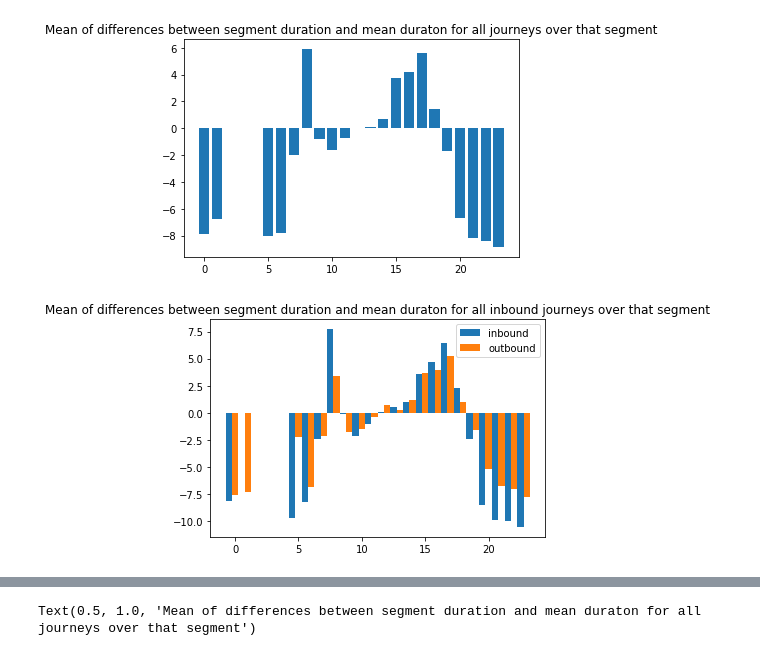
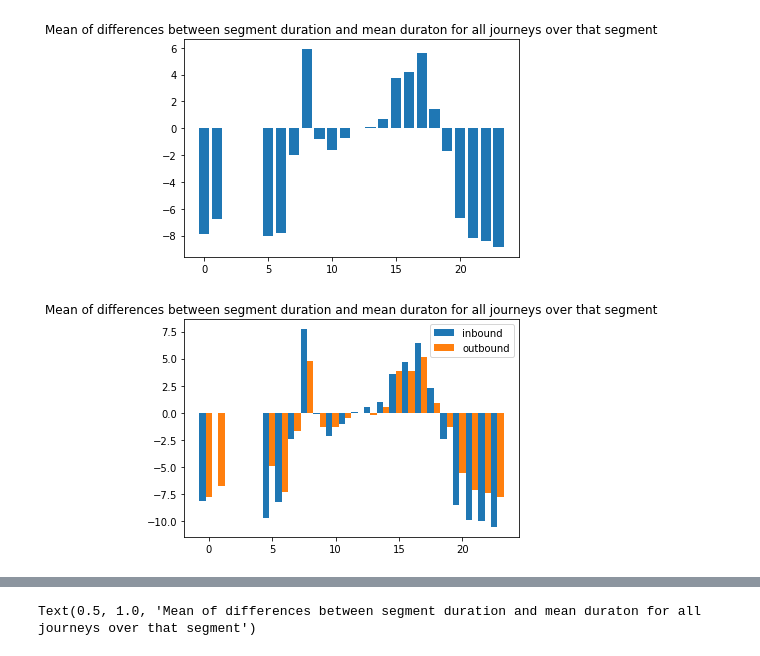
Before and after one commit to gingertom/buses, a Jupyter notebook: Data Exploration/MAPEs, means and diffs.ipynb, the cells around one changed output, grey strips where cells are left out. Drawn from its saved outputs; the diff is of its cells as text; code cells hidden in the pictures.

```diff
--- a/Data Exploration/MAPEs, means and diffs.ipynb
+++ b/Data Exploration/MAPEs, means and diffs.ipynb
@@ -80,6 +82,8 @@ print(mean_journey_duration)
 46.325122666214575
 # %%
 stop_events['diff_in_jd_from_mean_by_segement_hour_day'] = stop_events['segment_duration'] - stop_events['mean_durations_by_segment_code_and_hour_and_day']
+
+stop_events['diff_in_jd_from_median_by_segement_hour_day'] = stop_events['segment_duration'] - stop_events['median_durations_by_segment_code_and_hour_and_day']
 # %%
 MAPE(stop_events['dwell_duration_dest'], stop_events['dwell_duration_prev'])
 # %% [output]
@@ -110,0 +127,2 @@ MAPE(stop_events['mean_durations_by_segment_code_and_hour_and_day'], stop_events
+# %%
+stop_events['diff_in_jd_from_median_by_segement_hour_day'] = stop_events['segment_duration'] - stop_events['median_durations_by_segment_code_and_hour_and_day']
@@ -158,6 +204,8 @@ plt.bar(dwell_by_hour.index, dwell_by_hour.values)
 
 
 stop_events['diff_in_jd_from_mean_by_segment'] = stop_events['segment_duration'] - stop_events['mean_durations_by_segment_code']
+
+stop_events['diff_in_jd_from_median_by_segment'] = stop_events['segment_duration'] - stop_events['median_durations_by_segment_code']
 # %%
 mean_diff_by_hour = stop_events.groupby('arrival_hour')['diff_in_jd_from_mean_by_segment'].mean()
 # %%
@@ -168,14 +216,14 @@ Text(0.5, 1.0, 'Mean of differences between segment duration and mean duraton fo
 [figure]
 # %%
 mean_diff_by_hour_ins = stop_events[stop_events['direction'] > 0.5].groupby('arrival_hour')['diff_in_jd_from_mean_by_segment'].mean()
-mean_diff_by_hour_outs = stop_events[stop_events['direction'] < -0.5].groupby('arrival_hour')['diff_in_jd_from_mean_by_segment'].mean()
+mean_diff_by_hour_outs = stop_events[stop_events['direction'] < 0.5].groupby('arrival_hour')['diff_in_jd_from_mean_by_segment'].mean()
 # %%
 width = 0.5
 
 plt.bar(mean_diff_by_hour_ins.index-width, mean_diff_by_hour_ins.values, width=width, label="inbound")
 plt.bar(mean_diff_by_hour_outs.index, mean_diff_by_hour_outs.values, width=width, label="outbound")
 plt.legend()
-plt.title("Mean of differences between segment duration and mean duraton for all inbound journeys over that segment")
+plt.title("Mean of differences between segment duration and mean duraton for all journeys over that segment")
 plt.show()
 # %% [output]
-[figure, old version]
+[figure, new version]
```
Also changed, not shown: parts of 43 cells of this notebook, 1 other file.
